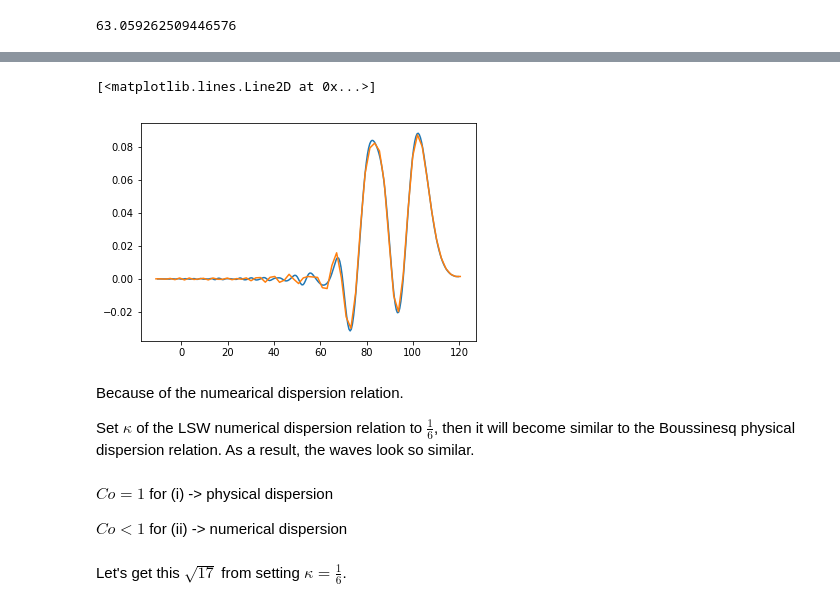
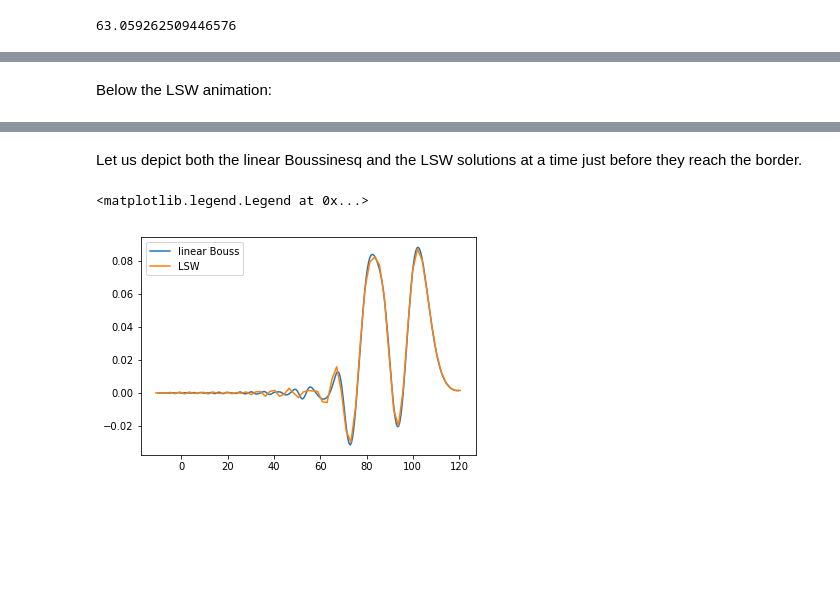
Before and after one commit to Reyna-RT/MEK9320, a Jupyter notebook: Second Assignment results.ipynb, the cells around one changed output, grey strips where cells are left out. Cells and saved outputs as stored; diff of their text form; code cells hidden in the pictures; blank space fills up the shorter version.

```diff
--- a/Second Assignment results.ipynb
+++ b/Second Assignment results.ipynb
@@ -675,3 +650,5 @@ HTML(anim.to_html5_video())
+# %% [markdown]
+Below the LSW animation:
 # %%
 def animate(i):
     num = str(i)
@@ -684,21 +661,14 @@ anim = animation.FuncAnimation(fig, animate, frames=np.arange(0,251,5),init_func
 HTML(anim.to_html5_video())
 # %% [output]
 [interactive output not drawn]
+# %% [markdown]
+Let us depict both the linear Boussinesq and the LSW solutions at a time just before they reach the border.
 # %%
 a = np.loadtxt('flat_results/last1/eta105',unpack=True)
-plt.plot(a[0],a[1])
+plt.plot(a[0],a[1],label='linear Bouss')
 b = np.loadtxt('flat_results/last2/eta105',unpack=True)
-plt.plot(b[0],b[1])
+plt.plot(b[0],b[1],label='LSW')
+plt.legend(loc='best')
 # %% [output]
-[<matplotlib.lines.Line2D at 0x...>]
+<matplotlib.legend.Legend at 0x...>
-[figure, old version]
+[figure, new version]
-# %% [markdown]
-Because of the numearical dispersion relation.
-
-Set $\kappa$ of the LSW numerical dispersion relation to $\frac{1}{6}$, then it will become similar to the Boussinesq physical dispersion relation. As a result, the waves look so similar.
-# %% [markdown]
-$Co = 1$ for (i)  -> physical dispersion
-
-$Co < 1$ for (ii) -> numerical dispersion
-# %% [markdown]
-Let's get this $\sqrt{17}$ from setting $\kappa = \frac{1}{6}$.
```
Also changed, not shown: parts of 43 cells of this notebook.
